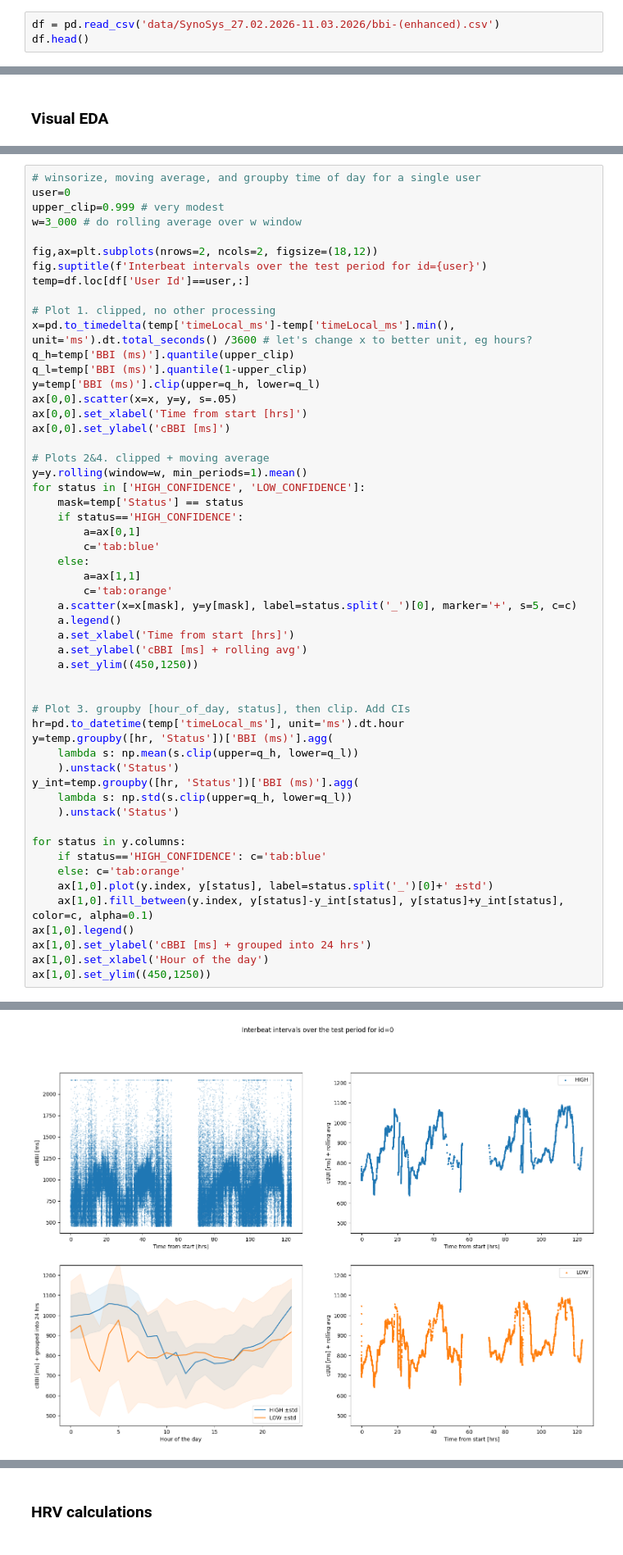
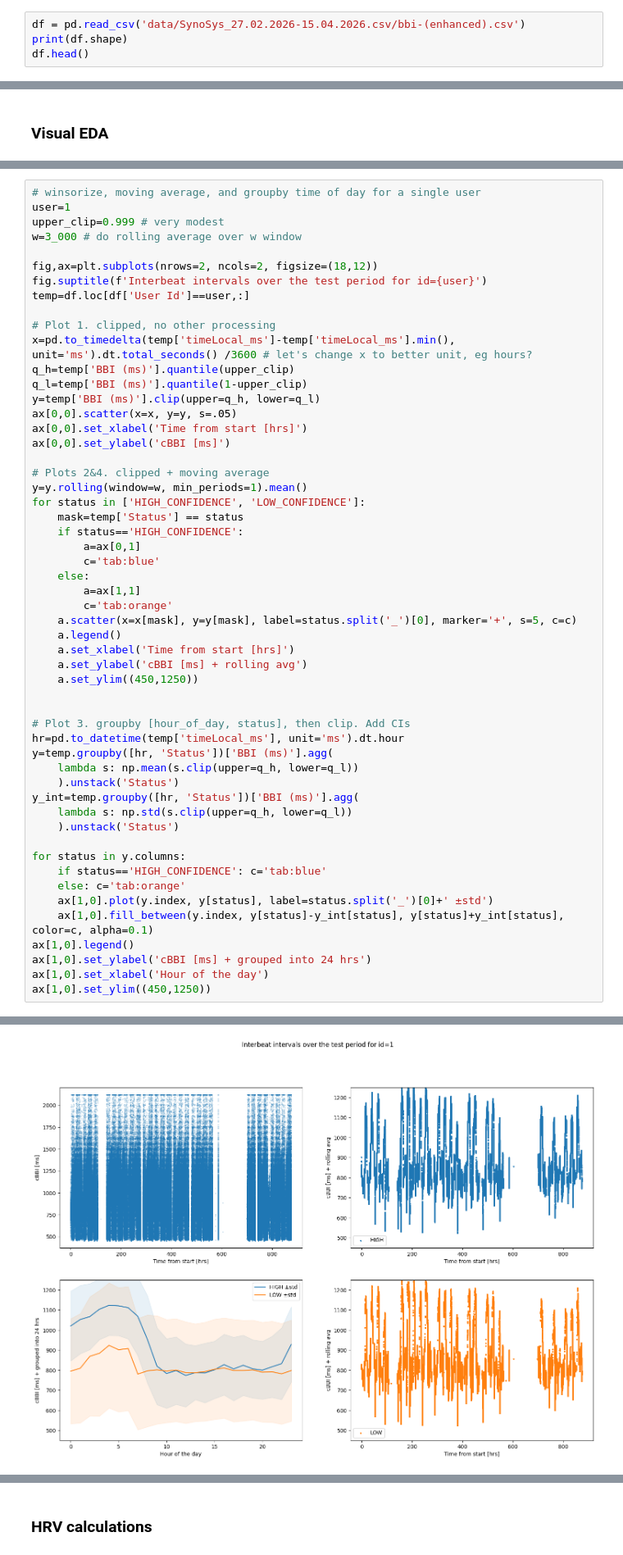
Before and after one commit to mol2people/tiktok_hrv, a Jupyter notebook: eda_hrv.ipynb, the cells around one changed output, grey strips where cells are left out. Shown at 82% size. Cells and saved outputs as stored; diff of their text form.

Commit message:
month-long test data

```diff
--- a/eda_hrv.ipynb
+++ b/eda_hrv.ipynb
@@ -13,6 +13,7 @@ from matplotlib.patches import Patch
 
 os.chdir('/Users/zagidull/Desktop/synosys/lina-s paper/')
 # %%
-df = pd.read_csv('data/SynoSys_27.02.2026-11.03.2026/bbi-(enhanced).csv')
+df = pd.read_csv('data/SynoSys_27.02.2026-15.04.2026.csv/bbi-(enhanced).csv')
+print(df.shape)
 df.head()
 # %% [output]
@@ -294,6 +296,6 @@ Text(0, 0.5, 'BBI [ms]')
 # %%
 # winsorize, moving average, and groupby time of day for a single user
-user=0
+user=1
 upper_clip=0.999 # very modest
 w=3_000 # do rolling average over w window
 
@@ -320,34 +322,34 @@ for status in ['HIGH_CONFIDENCE', 'LOW_CONFIDENCE']:
     else:
         a=ax[1,1]
         c='tab:orange'
     a.scatter(x=x[mask], y=y[mask], label=status.split('_')[0], marker='+', s=5, c=c)
     a.legend()
     a.set_xlabel('Time from start [hrs]')
     a.set_ylabel('cBBI [ms] + rolling avg')
     a.set_ylim((450,1250))
 
 
 # Plot 3. groupby [hour_of_day, status], then clip. Add CIs
 hr=pd.to_datetime(temp['timeLocal_ms'], unit='ms').dt.hour
 y=temp.groupby([hr, 'Status'])['BBI (ms)'].agg(
     lambda s: np.mean(s.clip(upper=q_h, lower=q_l))
     ).unstack('Status')
 y_int=temp.groupby([hr, 'Status'])['BBI (ms)'].agg(
     lambda s: np.std(s.clip(upper=q_h, lower=q_l))
     ).unstack('Status')
 
 for status in y.columns:
     if status=='HIGH_CONFIDENCE': c='tab:blue'
     else: c='tab:orange'
     ax[1,0].plot(y.index, y[status], label=status.split('_')[0]+' ±std')
     ax[1,0].fill_between(y.index, y[status]-y_int[status], y[status]+y_int[status], color=c, alpha=0.1)
 ax[1,0].legend()
 ax[1,0].set_ylabel('cBBI [ms] + grouped into 24 hrs')
 ax[1,0].set_xlabel('Hour of the day')
 ax[1,0].set_ylim((450,1250))
 # %% [output]
 (450.0, 1250.0)
-[figure, old version]
+[figure, new version]
 # %%
 # lets do all users
 upper_clip=0.999
```
Also changed, not shown: parts of 12 cells of this notebook, 1 other file.
